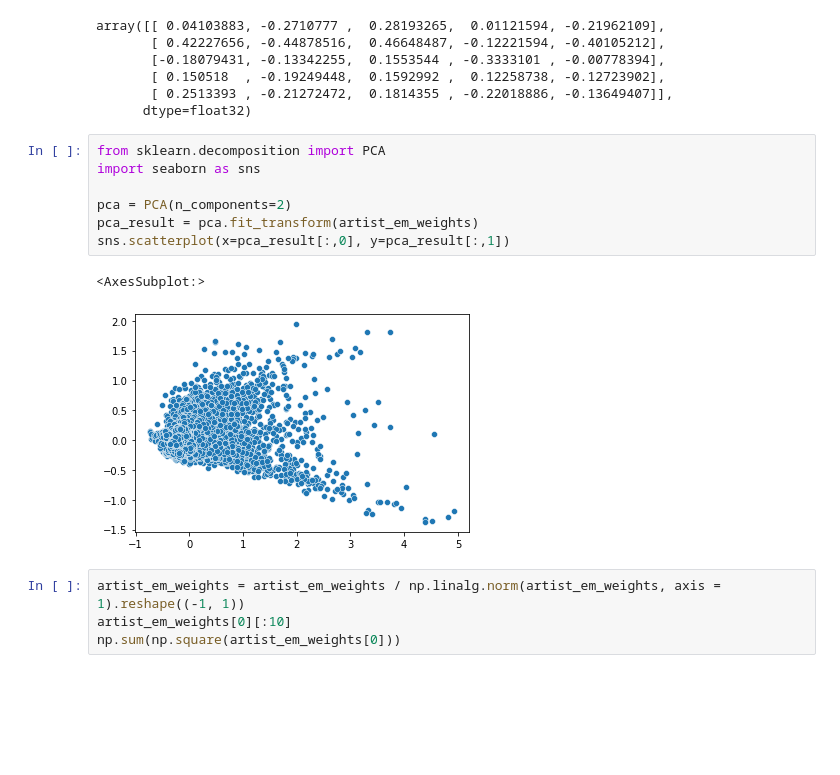
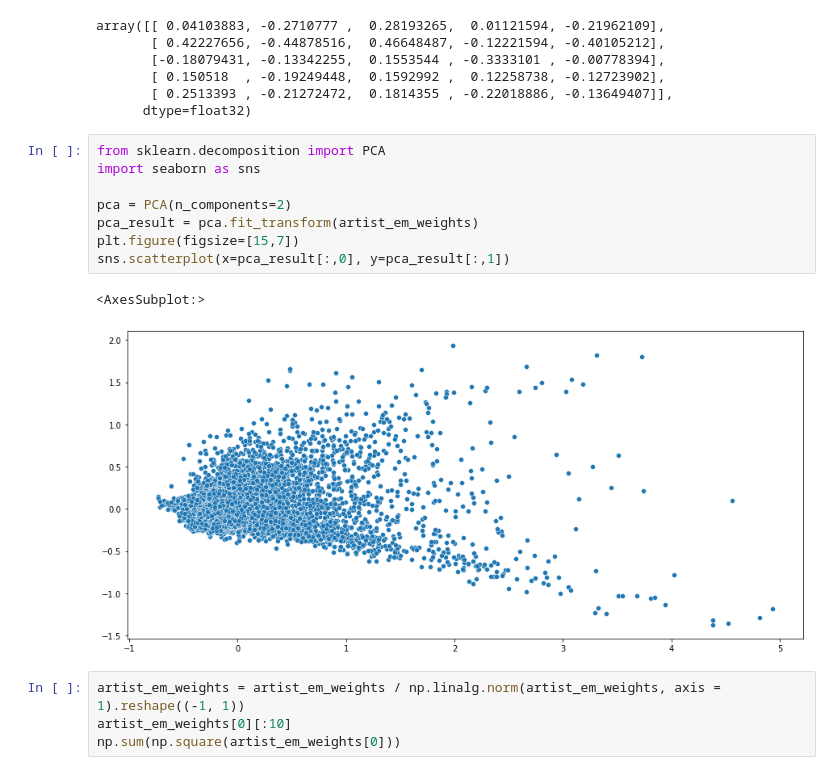
Before and after one commit to kiansweeney11/Ca4015-final-assignment, a Jupyter notebook: recommender.ipynb, the cells around one changed output. Drawn from its saved outputs; the diff is of its cells as text; blank space fills up the shorter version.

Commit message:
images

```diff
--- a/recommender.ipynb
+++ b/recommender.ipynb
@@ -1386,13 +1386,14 @@ array([[ 0.04103883, -0.2710777 ,  0.28193265,  0.01121594, -0.21962109],
 # %%
 from sklearn.decomposition import PCA
 import seaborn as sns
 
 pca = PCA(n_components=2)
 pca_result = pca.fit_transform(artist_em_weights)
+plt.figure(figsize=[15,7])
 sns.scatterplot(x=pca_result[:,0], y=pca_result[:,1])
 # %% [output]
 <AxesSubplot:>
-[figure, old version]
+[figure, new version]
 # %%
 artist_em_weights = artist_em_weights / np.linalg.norm(artist_em_weights, axis = 1).reshape((-1, 1))
 artist_em_weights[0][:10]
```
Also changed, not shown: parts of 38 cells of this notebook.
